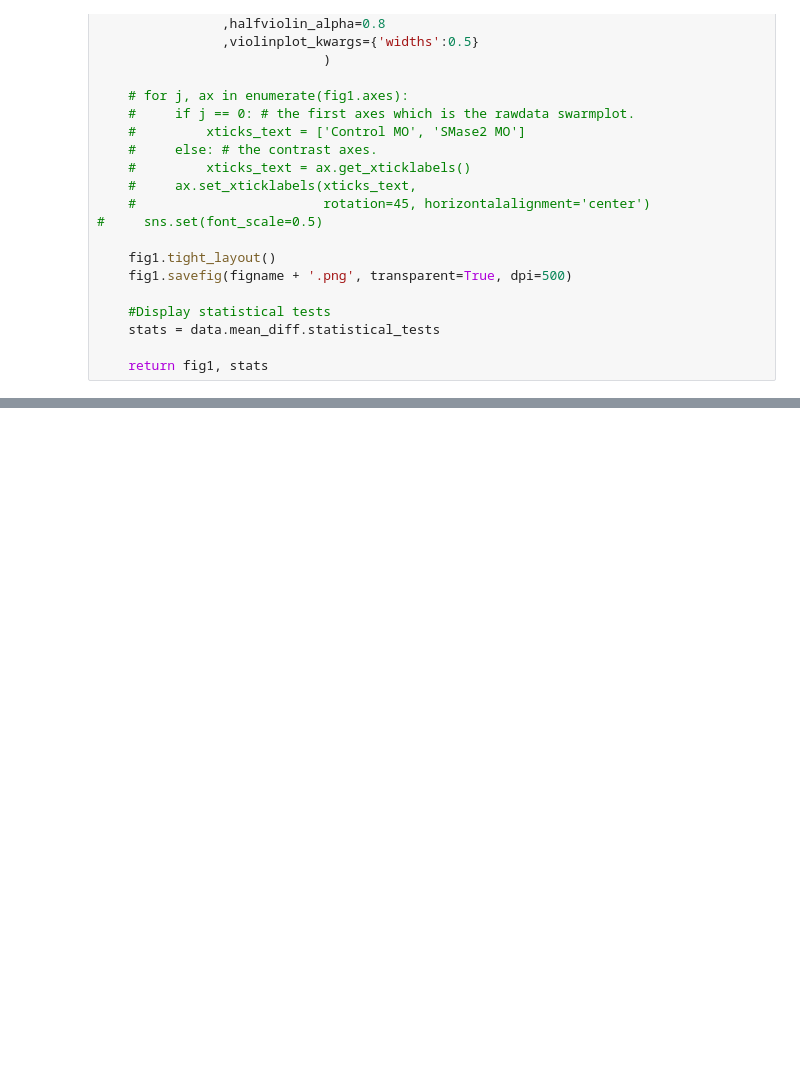
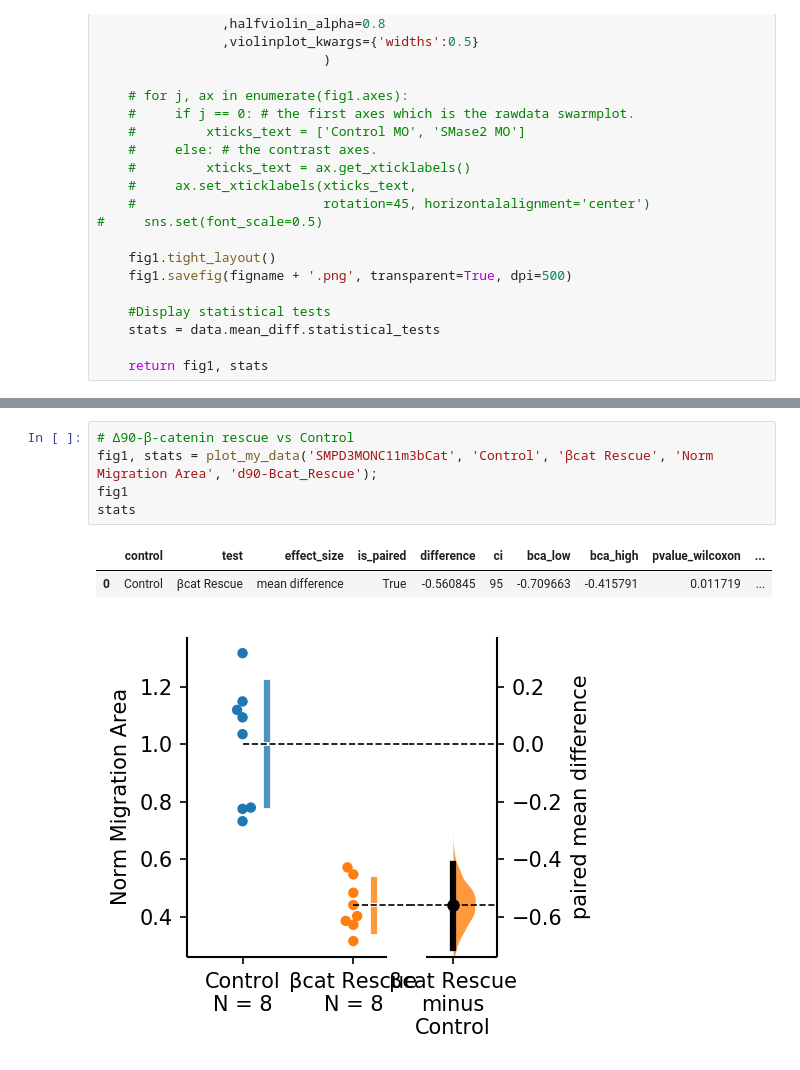
Before and after one commit to candrews19/data, a Jupyter notebook: nSMase2/MigrationArea/Master_MigrationAnalysis.ipynb, the cells around one changed output, grey strips where cells are left out. Cells and saved outputs as stored; diff of their text form; blank space fills up the shorter version.

```diff
--- a/nSMase2/MigrationArea/Master_MigrationAnalysis.ipynb
+++ b/nSMase2/MigrationArea/Master_MigrationAnalysis.ipynb
@@ -449,0 +204,9 @@ data.mean_diff.statistical_tests
+# %%
+# Δ90-β-catenin rescue vs Control
+fig1, stats = plot_my_data('SMPD3MONC11m3bCat', 'Control', 'βcat Rescue', 'Norm Migration Area', 'd90-Bcat_Rescue');
+fig1
+stats
+# %% [output]
+|  | control | test | effect_size | is_paired | difference | ci | bca_low | bca_high | pvalue_wilcoxon | ... |
+| 0 | Control | βcat Rescue | mean difference | True | -0.560845 | 95 | -0.709663 | -0.415791 | 0.011719 | ... |
+[figure, added]
```
Also changed, not shown: parts of 13 cells of this notebook.
